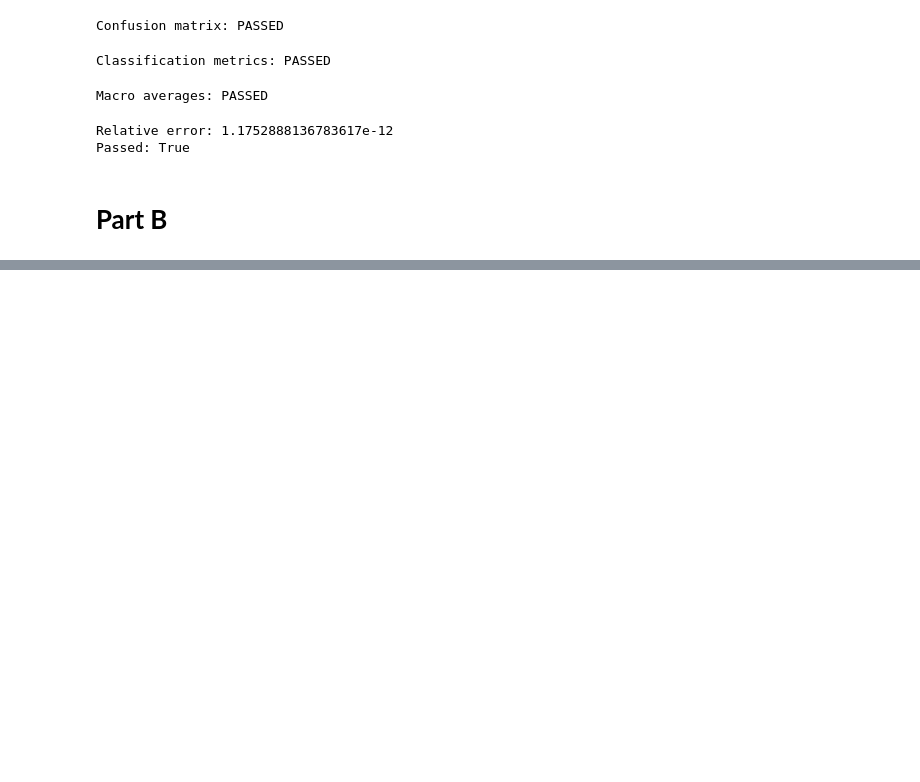
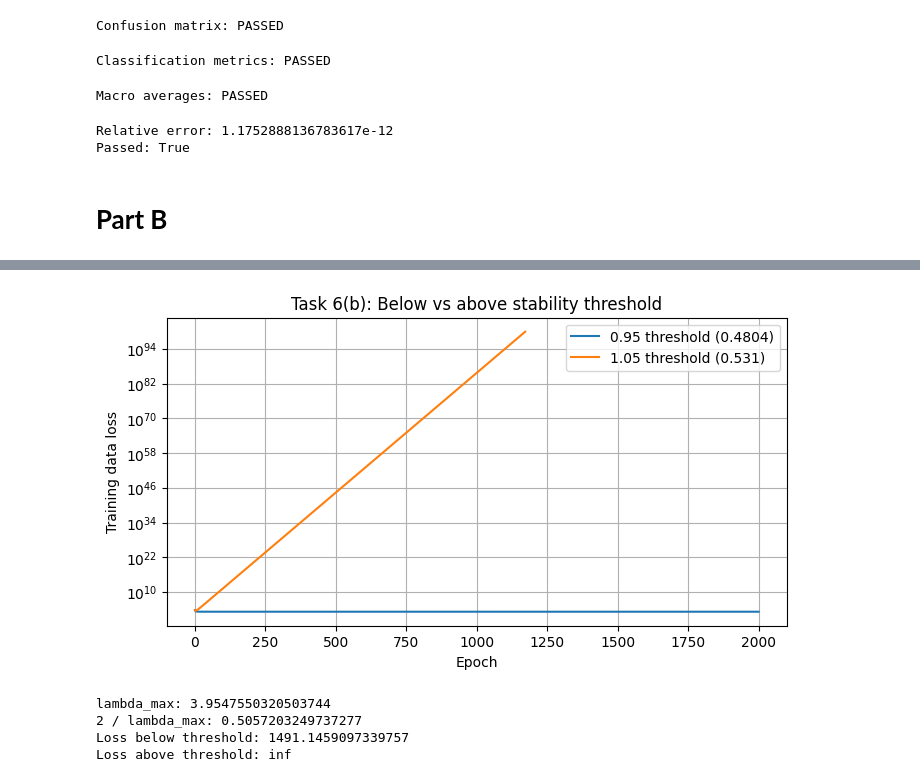
Before and after one commit to Ziad-Gebril/Linear-Models-and-Support-Vector-Machines, a Jupyter notebook: ML_assignment_2.ipynb, the cells around one changed output, grey strips where cells are left out. Saved outputs shown, nothing was run; the diff lists cells and outputs as text; code cells hidden in the pictures; blank space fills up the shorter version.

```diff
--- a/ML_assignment_2.ipynb
+++ b/ML_assignment_2.ipynb
@@ -600,25 +500,0 @@ All Task 5 sanity checks passed.
-# %%
-
-def grad(Xb, y, w):
-    return Xb.T @ (Xb @ w - y) / len(y)
-
-
-def batch_gd(Xb, y, eta, epochs, w0=None):
-    w = np.zeros(Xb.shape[1]) if w0 is None else w0.copy()
-
-    losses = []
-    distances = []
-    first = None
-
-    for ep in range(1, epochs + 1):
-        w -= eta * grad(Xb, y, w)
-
-        losses.append(loss(Xb, y, w))
-
-        d = np.linalg.norm(w - w_star) / np.linalg.norm(w_star)
-        distances.append(d)
-
-        if first is None and d < 1e-3:
-            first = ep
-
-    return w, np.array(losses), np.array(distances), first
@@ -625 +618,27 @@ def batch_gd(Xb, y, eta, epochs, w0=None):
+# %%
+H = Xb_train.T @ Xb_train / N_train
+lambda_max = np.linalg.eigvalsh(H).max()
+threshold = 2.0 / lambda_max
+eta_below, eta_above = 0.95 * threshold, 1.05 * threshold
+below = batch_gd(Xb_train, y_train, eta_below, 2000, w_star)
+above = batch_gd(Xb_train, y_train, eta_above, 2000, w_star)
+
+plt.figure(figsize=(8, 4))
+for label, result in [(f"0.95 threshold ({eta_below:.4g})", below),
+                      (f"1.05 threshold ({eta_above:.4g})", above)]:
+    valid = np.isfinite(result[1]) & (result[1] > 0)
+    plt.plot(np.arange(1, 2001)[valid], result[1][valid], label=label)
+plt.yscale("log"); plt.xlabel("Epoch"); plt.ylabel("Training data loss")
+plt.title("Task 6(b): Below vs above stability threshold")
+plt.legend(); plt.grid(True); plt.show()
+print("lambda_max:", lambda_max)
+print("2 / lambda_max:", threshold)
+print("Loss below threshold:", below[1][-1])
+print("Loss above threshold:", above[1][-1])
+# %% [output]
+[figure, added]
+lambda_max: 3.9547550320503744
+2 / lambda_max: 0.5057203249737277
+Loss below threshold: 1491.1459097339757
+Loss above threshold: inf
 # %%
```
Also changed, not shown: parts of 23 cells of this notebook.
